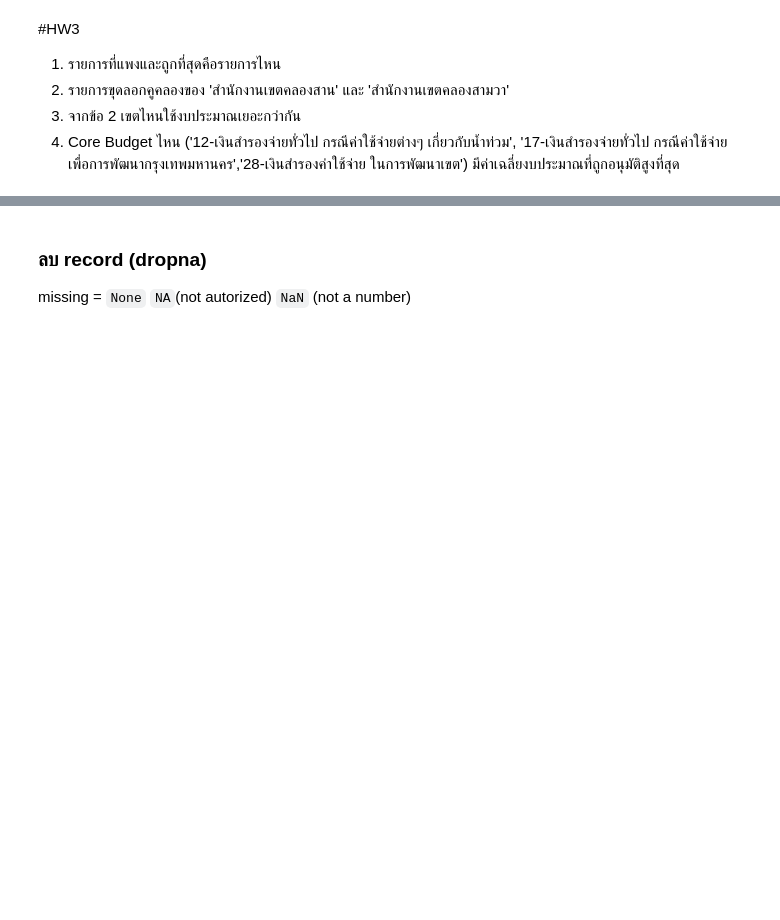
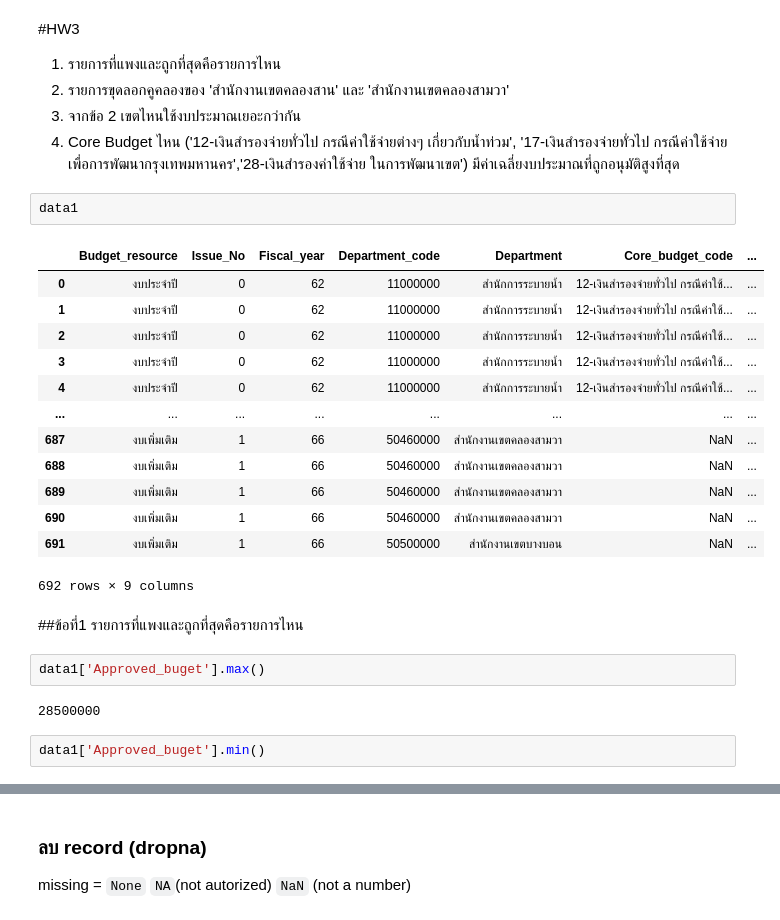
Before and after one commit to Ratchadakorn26/python_dataviz2023, a Jupyter notebook: Pandas101.ipynb, the cells around one changed output, grey strips where cells are left out. Saved outputs shown, nothing was run; the diff lists cells and outputs as text; blank space fills up the shorter version.

```diff
--- a/Pandas101.ipynb
+++ b/Pandas101.ipynb
@@ -863,3 +863,27 @@ set(data1['Core_budget_code' ])
 2. รายการขุดลอกคูคลองของ 'สำนักงานเขตคลองสาน' และ 'สำนักงานเขตคลองสามวา'
 3. จากข้อ 2 เขตไหนใช้งบประมาณเยอะกว่ากัน
 4. Core Budget ไหน ('12-เงินสำรองจ่ายทั่วไป กรณีค่าใช้จ่ายต่างๆ เกี่ยวกับน้ำท่วม', '17-เงินสำรองจ่ายทั่วไป กรณีค่าใช้จ่ายเพื่อการพัฒนากรุงเทพมหานคร','28-เงินสำรองค่าใช้จ่าย ในการพัฒนาเขต') มีค่าเฉลี่ยงบประมาณที่ถูกอนุมัติสูงที่สุด
+# %%
+data1
+# %% [output]
+|  | Budget_resource | Issue_No | Fiscal_year | Department_code | Department | Core_budget_code | ... |
+| 0 | งบประจำปี | 0 | 62 | 11000000 | สำนักการระบายน้ำ | 12-เงินสำรองจ่ายทั่วไป กรณีค่าใช้... | ... |
+| 1 | งบประจำปี | 0 | 62 | 11000000 | สำนักการระบายน้ำ | 12-เงินสำรองจ่ายทั่วไป กรณีค่าใช้... | ... |
+| 2 | งบประจำปี | 0 | 62 | 11000000 | สำนักการระบายน้ำ | 12-เงินสำรองจ่ายทั่วไป กรณีค่าใช้... | ... |
+| 3 | งบประจำปี | 0 | 62 | 11000000 | สำนักการระบายน้ำ | 12-เงินสำรองจ่ายทั่วไป กรณีค่าใช้... | ... |
+| 4 | งบประจำปี | 0 | 62 | 11000000 | สำนักการระบายน้ำ | 12-เงินสำรองจ่ายทั่วไป กรณีค่าใช้... | ... |
+| ... | ... | ... | ... | ... | ... | ... | ... |
+| 687 | งบเพิ่มเติม | 1 | 66 | 50460000 | สำนักงานเขตคลองสามวา | NaN | ... |
+| 688 | งบเพิ่มเติม | 1 | 66 | 50460000 | สำนักงานเขตคลองสามวา | NaN | ... |
+| 689 | งบเพิ่มเติม | 1 | 66 | 50460000 | สำนักงานเขตคลองสามวา | NaN | ... |
+| 690 | งบเพิ่มเติม | 1 | 66 | 50460000 | สำนักงานเขตคลองสามวา | NaN | ... |
+| 691 | งบเพิ่มเติม | 1 | 66 | 50500000 | สำนักงานเขตบางบอน | NaN | ... |
+692 rows × 9 columns
+# %% [markdown]
+##ข้อที่1 รายการที่แพงและถูกที่สุดคือรายการไหน
+# %%
+data1['Approved_buget'].max()
+# %% [output]
+28500000
+# %%
+data1['Approved_buget'].min()
```
Also changed, not shown: parts of 28 cells of this notebook.
